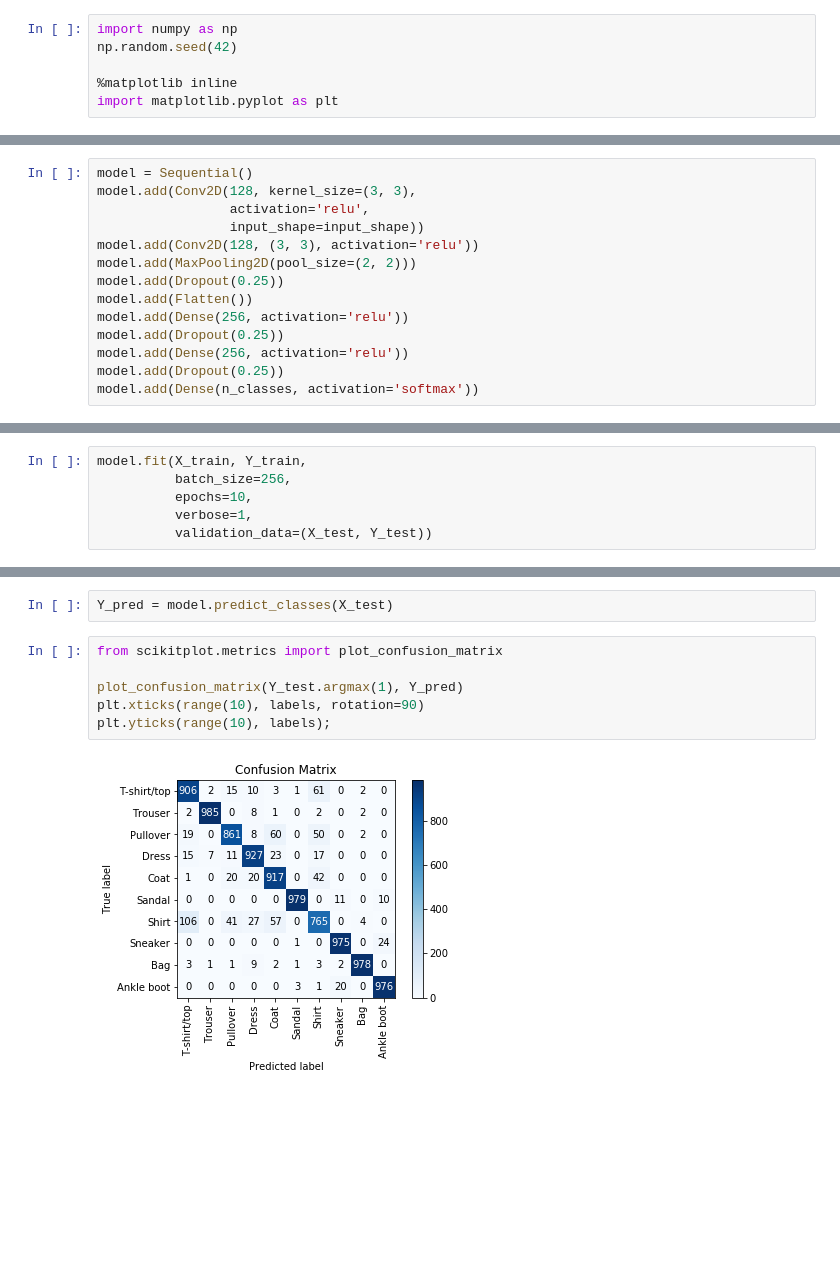
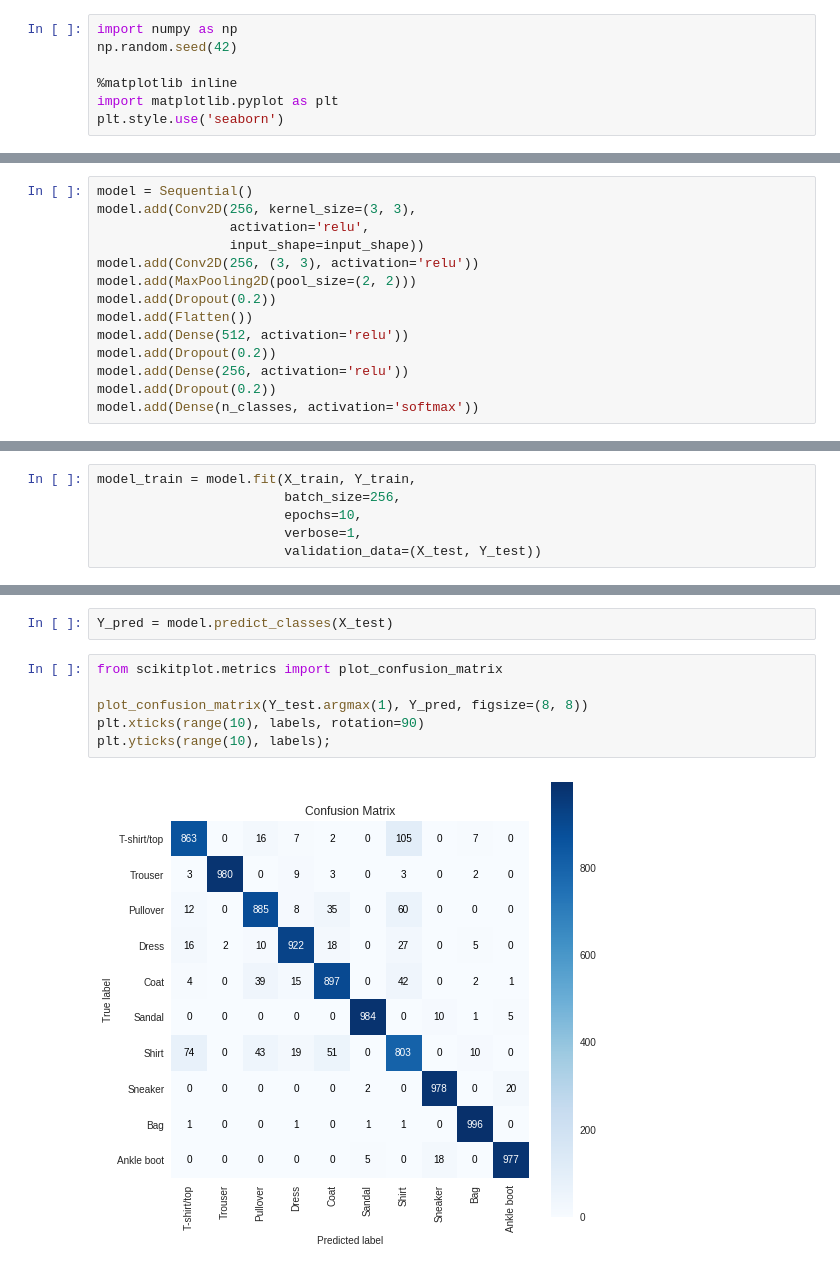
Before and after one commit to emredjan/keras-mnist-tutorial, a Jupyter notebook: keras_mnist.ipynb, the cells around one changed output, grey strips where cells are left out. Drawn from its saved outputs; the diff is of its cells as text; blank space fills up the shorter version.

```diff
--- a/keras_mnist.ipynb
+++ b/keras_mnist.ipynb
@@ -4,6 +4,7 @@ np.random.seed(42)
 
 %matplotlib inline
 import matplotlib.pyplot as plt
+plt.style.use('seaborn')
 # %%
 from keras.models import Sequential
 from keras.layers import Dense, Dropout, Activation, Flatten
@@ -94,28 +109,28 @@ Y_train = np_utils.to_categorical(y_train, n_classes)
 Y_test = np_utils.to_categorical(y_test, n_classes)
 # %%
 model = Sequential()
-model.add(Conv2D(128, kernel_size=(3, 3),
+model.add(Conv2D(256, kernel_size=(3, 3),
                  activation='relu',
                  input_shape=input_shape))
-model.add(Conv2D(128, (3, 3), activation='relu'))
+model.add(Conv2D(256, (3, 3), activation='relu'))
 model.add(MaxPooling2D(pool_size=(2, 2)))
-model.add(Dropout(0.25))
+model.add(Dropout(0.2))
 model.add(Flatten())
+model.add(Dense(512, activation='relu'))
+model.add(Dropout(0.2))
 model.add(Dense(256, activation='relu'))
-model.add(Dropout(0.25))
-model.add(Dense(256, activation='relu'))
-model.add(Dropout(0.25))
+model.add(Dropout(0.2))
 model.add(Dense(n_classes, activation='softmax'))
 # %%
 model.compile(loss='categorical_crossentropy',
               optimizer='adam',
               metrics=['accuracy'])
 # %%
-model.fit(X_train, Y_train,
-          batch_size=256,
-          epochs=10,
-          verbose=1,
-          validation_data=(X_test, Y_test))
+model_train = model.fit(X_train, Y_train,
+                        batch_size=256,
+                        epochs=10,
+                        verbose=1,
+                        validation_data=(X_test, Y_test))
 # %% [output]
 Train on 60000 samples, validate on 10000 samples
 Epoch 1/10
@@ -158,8 +176,8 @@ Y_pred = model.predict_classes(X_test)
 # %%
 from scikitplot.metrics import plot_confusion_matrix
 
-plot_confusion_matrix(Y_test.argmax(1), Y_pred)
+plot_confusion_matrix(Y_test.argmax(1), Y_pred, figsize=(8, 8))
 plt.xticks(range(10), labels, rotation=90)
 plt.yticks(range(10), labels);
 # %% [output]
-[figure, old version]
+[figure, new version]
```
Also changed, not shown: parts of 5 cells of this notebook.
